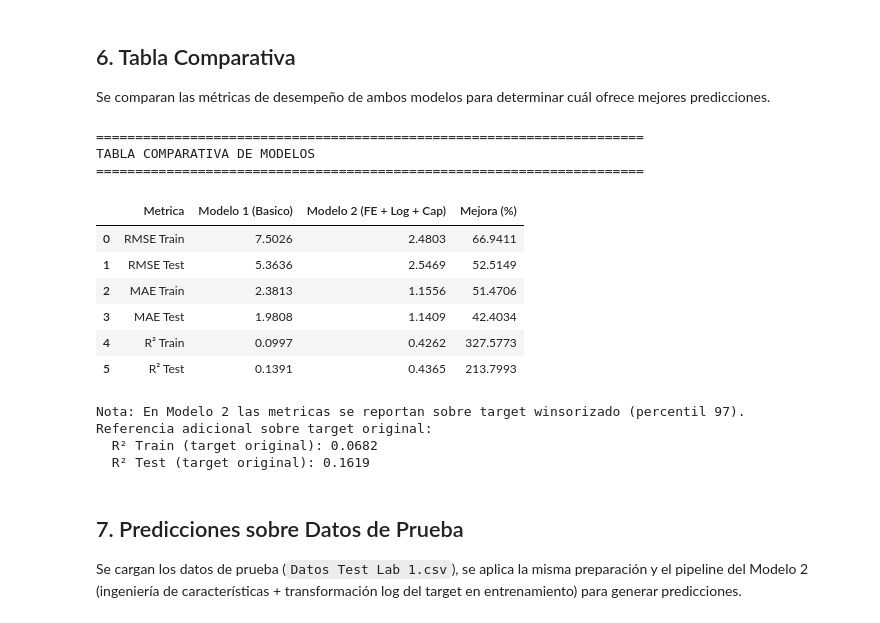
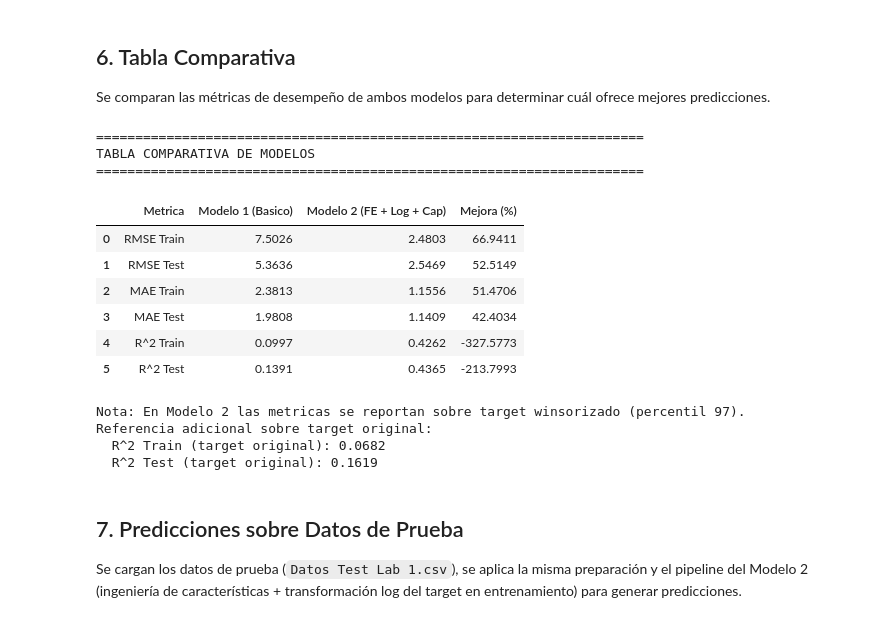
Before and after one commit to Rozen14/AMLab1, a Jupyter notebook: AlpesHearth.ipynb, the cells around one changed output. Saved outputs shown, nothing was run; the diff lists cells and outputs as text; code cells hidden in the pictures.

```diff
--- a/AlpesHearth.ipynb
+++ b/AlpesHearth.ipynb
@@ -592,5 +597,5 @@ Dimensiones transformadas — Train: (1080, 23), Test: (361, 23)
 # %%
-# Entrenar Modelo 1 — Regresión Lineal
+# Entrenar Modelo 1 - Regresión Lineal
 modelo_1 = LinearRegression()
 modelo_1.fit(Xt_train_df, y_train)
 
@@ -604,8 +609,8 @@ metrics_1 = {
     'RMSE Test': np.sqrt(mean_squared_error(y_test, y_test_pred_1)),
     'MAE Train': mean_absolute_error(y_train, y_train_pred_1),
     'MAE Test': mean_absolute_error(y_test, y_test_pred_1),
-    'R² Train': r2_score(y_train, y_train_pred_1),
-    'R² Test': r2_score(y_test, y_test_pred_1)
+    'R^2 Train': r2_score(y_train, y_train_pred_1),
+    'R^2 Test': r2_score(y_test, y_test_pred_1)
 }
 
 print("=" * 50)
@@ -998,14 +1006,14 @@ metrics_2 = {
     'RMSE Test': np.sqrt(mean_squared_error(y_test_2_cap, y_test_pred_2)),
     'MAE Train': mean_absolute_error(y_train_2_cap, y_train_pred_2),
     'MAE Test': mean_absolute_error(y_test_2_cap, y_test_pred_2),
-    'R² Train': r2_score(y_train_2_cap, y_train_pred_2),
-    'R² Test': r2_score(y_test_2_cap, y_test_pred_2)
+    'R^2 Train': r2_score(y_train_2_cap, y_train_pred_2),
+    'R^2 Test': r2_score(y_test_2_cap, y_test_pred_2)
 }
 
 # Metricas de referencia en target original
 metrics_2_raw = {
-    'R² Train (target original)': r2_score(y_train_2, y_train_pred_2),
-    'R² Test (target original)': r2_score(y_test_2, y_test_pred_2)
+    'R^2 Train (target original)': r2_score(y_train_2, y_train_pred_2),
+    'R^2 Test (target original)': r2_score(y_test_2, y_test_pred_2)
 }
 
 print('=' * 50)
@@ -1203,54 +1211,54 @@ Se comparan las métricas de desempeño de ambos modelos para determinar cuál o
 # %%
 # Tabla comparativa de ambos modelos
 comparativa = pd.DataFrame({
-    'Metrica': ['RMSE Train', 'RMSE Test', 'MAE Train', 'MAE Test', 'R² Train', 'R² Test'],
+    'Metrica': ['RMSE Train', 'RMSE Test', 'MAE Train', 'MAE Test', 'R^2 Train', 'R^2 Test'],
     'Modelo 1 (Basico)': [
         metrics_1['RMSE Train'], metrics_1['RMSE Test'],
         metrics_1['MAE Train'], metrics_1['MAE Test'],
-        metrics_1['R² Train'], metrics_1['R² Test']
+        metrics_1['R^2 Train'], metrics_1['R^2 Test']
     ],
     'Modelo 2 (FE + Log + Cap)': [
         metrics_2['RMSE Train'], metrics_2['RMSE Test'],
         metrics_2['MAE Train'], metrics_2['MAE Test'],
-        metrics_2['R² Train'], metrics_2['R² Test']
+        metrics_2['R^2 Train'], metrics_2['R^2 Test']
     ]
 })
 
-# Mejora porcentual: para errores menor es mejor; para R² mayor es mejor
+# Mejora porcentual: para errores menor es mejor; para R^2 mayor es mejor
 comparativa['Mejora (%)'] = np.where(
-    comparativa['Metrica'].str.contains('R²'),
+    comparativa['Metrica'].str.contains('R^2'),
     ((comparativa['Modelo 2 (FE + Log + Cap)'] - comparativa['Modelo 1 (Basico)'])
      / comparativa['Modelo 1 (Basico)'].replace(0, np.nan).abs() * 100),
     ((comparativa['Modelo 1 (Basico)'] - comparativa['Modelo 2 (FE + Log + Cap)'])
      / comparativa['Modelo 1 (Basico)'].replace(0, np.nan).abs() * 100)
 )
 
 print('=' * 70)
 print('TABLA COMPARATIVA DE MODELOS')
 print('=' * 70)
 comparativa = comparativa.round(4)
 display(comparativa)
 
 print()
 print('Nota: En Modelo 2 las metricas se reportan sobre target winsorizado (percentil 97).')
 print('Referencia adicional sobre target original:')
 for k, v in metrics_2_raw.items():
     print(f'  {k}: {v:.4f}')
 # %% [output]
 ======================================================================
 TABLA COMPARATIVA DE MODELOS
 ======================================================================
 |  | Metrica | Modelo 1 (Basico) | Modelo 2 (FE + Log + Cap) | Mejora (%) |
 | 0 | RMSE Train | 7.5026 | 2.4803 | 66.9411 |
 | 1 | RMSE Test | 5.3636 | 2.5469 | 52.5149 |
 | 2 | MAE Train | 2.3813 | 1.1556 | 51.4706 |
 | 3 | MAE Test | 1.9808 | 1.1409 | 42.4034 |
-| 4 | R² Train | 0.0997 | 0.4262 | 327.5773 |
-| 5 | R² Test | 0.1391 | 0.4365 | 213.7993 |
+| 4 | R^2 Train | 0.0997 | 0.4262 | -327.5773 |
+| 5 | R^2 Test | 0.1391 | 0.4365 | -213.7993 |
 Nota: En Modelo 2 las metricas se reportan sobre target winsorizado (percentil 97).
 Referencia adicional sobre target original:
-  R² Train (target original): 0.0682
-  R² Test (target original): 0.1619
+  R^2 Train (target original): 0.0682
+  R^2 Test (target original): 0.1619
 # %% [markdown]
 ## 7. Predicciones sobre Datos de Prueba
 
```
Also changed, not shown: parts of 17 cells of this notebook, 1 other file.
